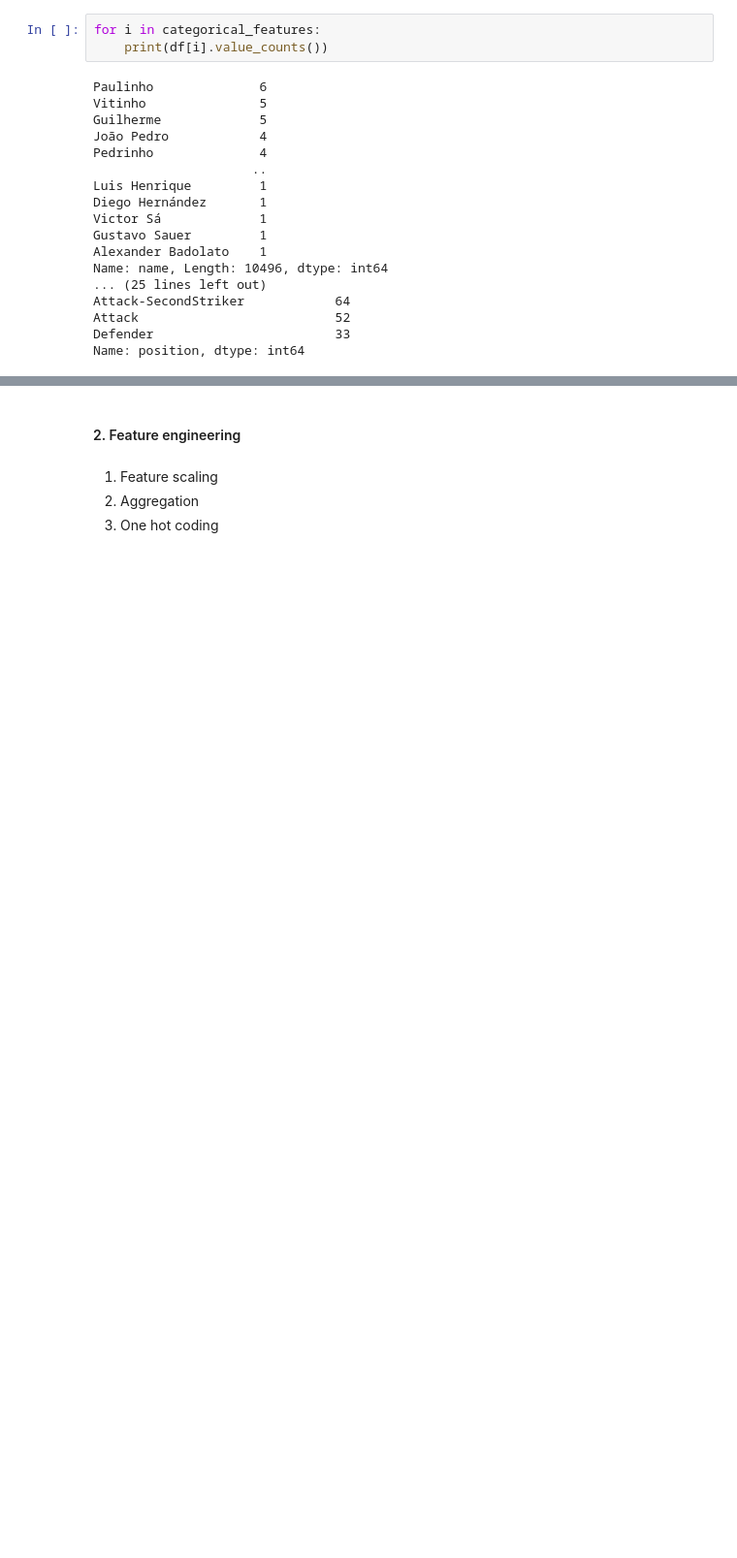
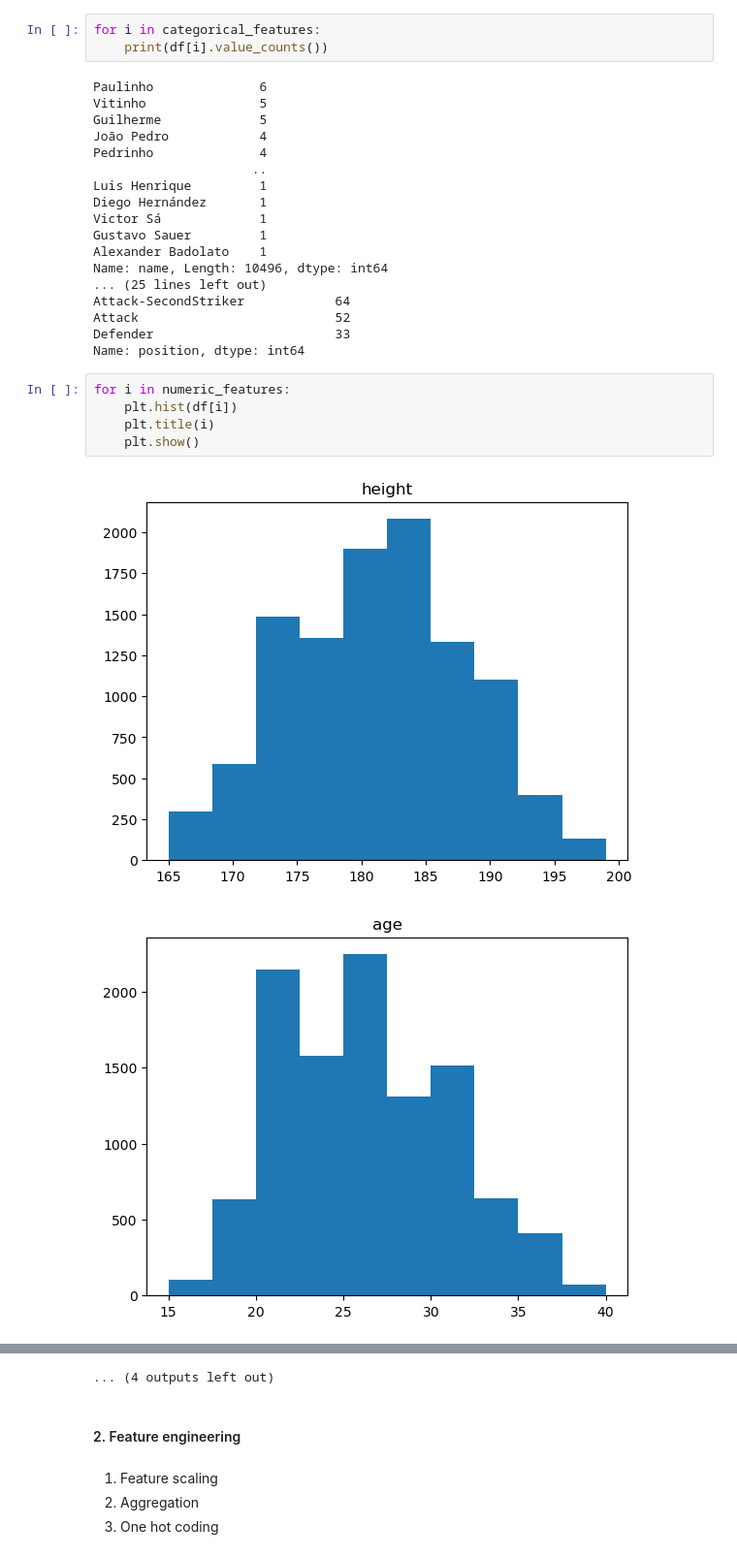
Before and after one commit to AliAlfares/Usecase-7, a Jupyter notebook: 01 ML - Linear_Regression (Ali).ipynb, the cells around one changed output, grey strips where cells are left out. Shown at 97% size. Drawn from its saved outputs; the diff is of its cells as text; blank space fills up the shorter version.

```diff
--- a/01 ML - Linear_Regression (Ali).ipynb
+++ b/01 ML - Linear_Regression (Ali).ipynb
@@ -114,3 +114,11 @@ Attack-SecondStriker            64
 Attack                          52
 Defender                        33
 Name: position, dtype: int64
+# %%
+for i in numeric_features:
+    plt.hist(df[i])
+    plt.title(i)
+    plt.show()
+# %% [output]
+[figure, added]
+[figure, added]
@@ -117,3 +135,4 @@ Name: position, dtype: int64
+... (4 outputs left out)
 # %% [markdown]
 #### 2. Feature engineering
 # %% [markdown]
```
Also changed, not shown: parts of 24 cells of this notebook.
